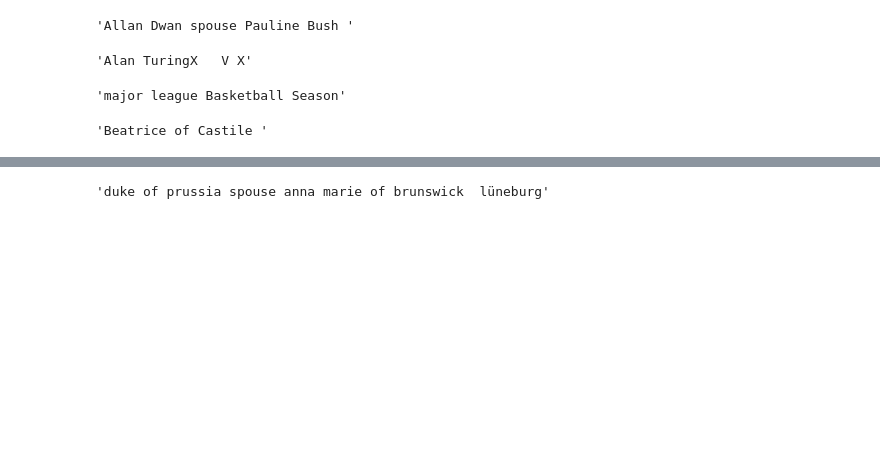
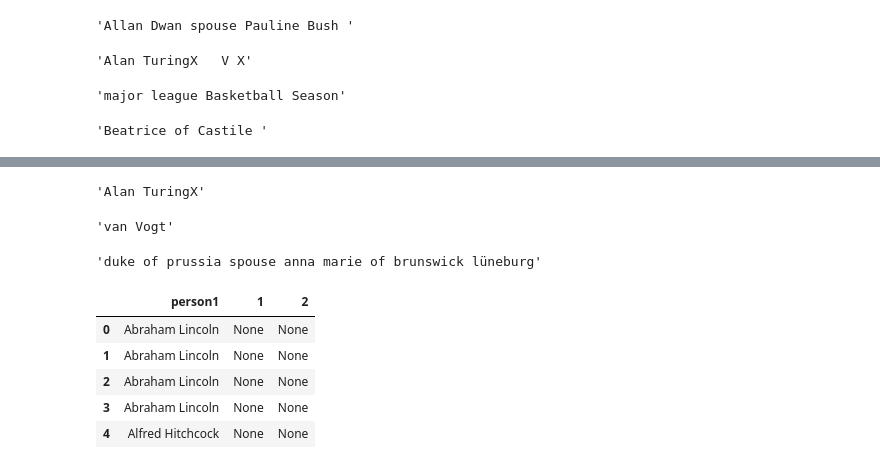
Before and after one commit to kotiyalanurag/EXPLAINABLE-AI, a Jupyter notebook: Data Cleaner.ipynb, the cells around one changed output, grey strips where cells are left out. Cells and saved outputs as stored; diff of their text form; code cells hidden in the pictures; blank space fills up the shorter version.

```diff
--- a/Data Cleaner.ipynb
+++ b/Data Cleaner.ipynb
@@ -355,6 +268,6 @@ text.strip()
-# %%
-text = 'duke of prussia spouse anna marie of brunswick - lüneburg'
-text = re.sub(r"([-;;.,!?<=>])", r"", text)
-text.strip()
-# %% [output]
-'duke of prussia spouse anna marie of brunswick  lüneburg'
+# %%
+text = "Alan TuringX XVII I IV IX M"
+text = re.sub(r"\b(?=[MDCLXVIΙ])M{0,4}(CM|CD|D?C{0,3})(XC|XL|L?X{0,3})([IΙ]X|[IΙ]V|V?[IΙ]{0,3})\b\.?", r"", text)
+text.strip()
+# %% [output]
+'Alan TuringX'
@@ -360,0 +295,23 @@ text.strip()
+# %%
+text = 'A. D. van Vogt'
+text = re.sub(r'[A-Z]\.', r'', text)
+text.strip()
+# %% [output]
+'van Vogt'
+# %%
+text = 'duke of prussia spouse anna marie of brunswick - lüneburg'
+text = re.sub(r"([-;;.,!?<=>])", r"", text)
+text = re.sub(" +", " ", text)
+text.strip()
+# %% [output]
+'duke of prussia spouse anna marie of brunswick lüneburg'
+# %%
+child_split_1 = split_column(child_data['person1'], ',', col_name = 'person1')
+child_split_1.head()
+# %% [output]
+|  | person1 | 1 | 2 |
+| 0 | Abraham Lincoln | None | None |
+| 1 | Abraham Lincoln | None | None |
+| 2 | Abraham Lincoln | None | None |
+| 3 | Abraham Lincoln | None | None |
+| 4 | Alfred Hitchcock | None | None |
```
Also changed, not shown: parts of 20 cells of this notebook.
